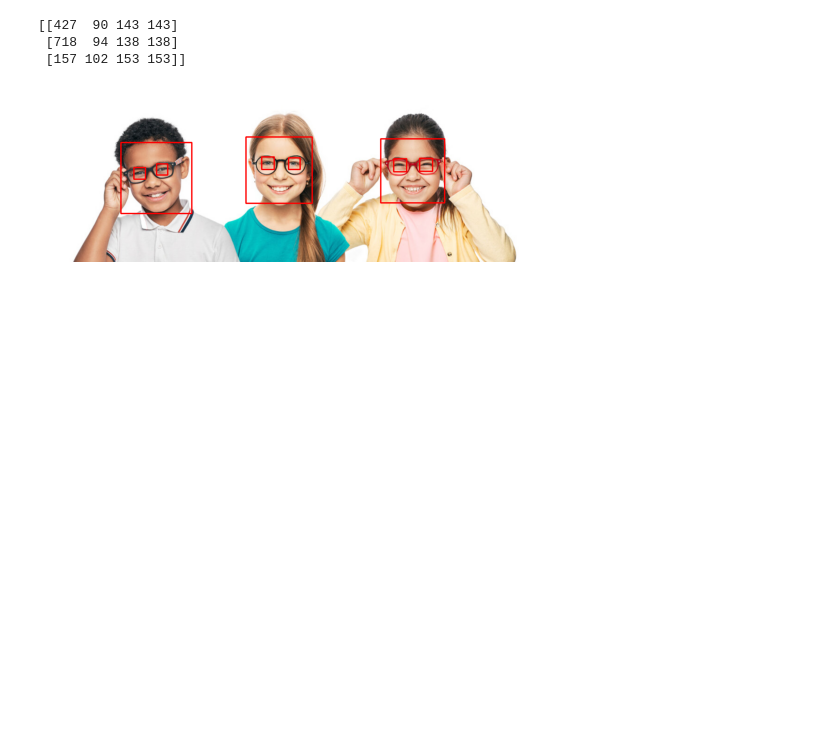
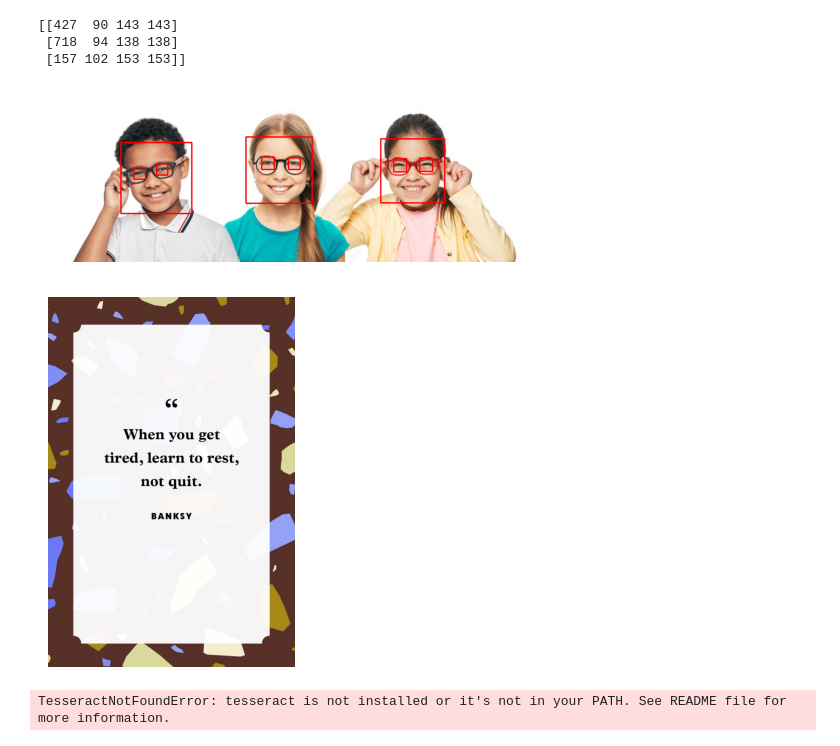
Before and after one commit to Avdhoot-Ukirde/Computer-Vision-Project, a Jupyter notebook: computer-vision/cv.ipynb, the cells around one changed output. Drawn from its saved outputs; the diff is of its cells as text; code cells hidden in the pictures; blank space fills up the shorter version.

Commit message:
used tesseract engine to extract string from images

```diff
--- a/computer-vision/cv.ipynb
+++ b/computer-vision/cv.ipynb
@@ -212,3 +212,16 @@ plt.show()
  [718  94 138 138]
  [157 102 153 153]]
 [figure]
+# %%
+import pytesseract as pt
+
+img = cv2.imread(r"C:\Users\avdhoot\OneDrive\Desktop\Virtual-Environment-streamlit-Prediction-model\Computer-Vision-Project\p4.jpg")
+
+gray = cv2.cvtColor(img, cv2.COLOR_BGR2GRAY )
+plt.imshow(img)
+plt.axis("off")
+plt.show()
+pt.image_to_string(img)
+# %% [output]
+[figure, added]
+TesseractNotFoundError: tesseract is not installed or it's not in your PATH. See README file for more information.
```
Also changed, not shown: parts of 1 cell of this notebook, 3 other files.
